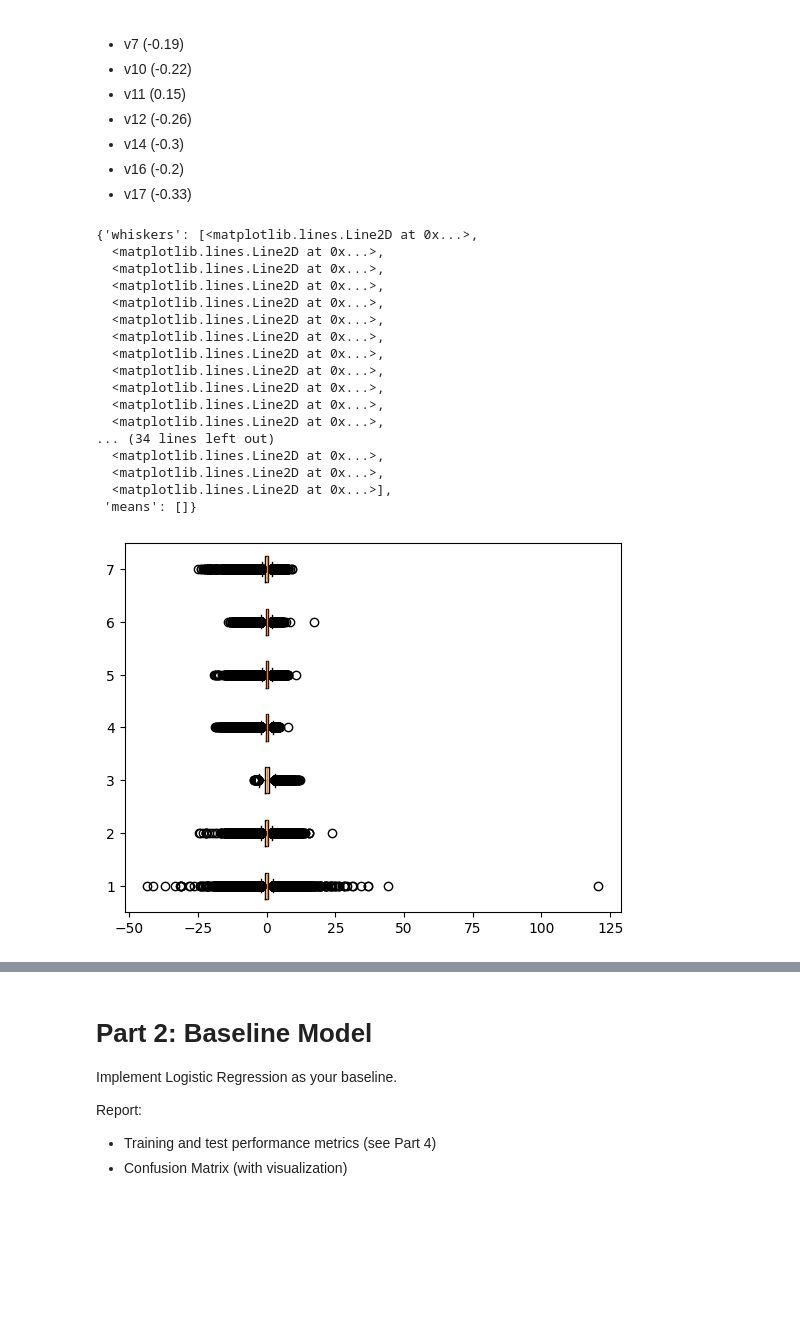
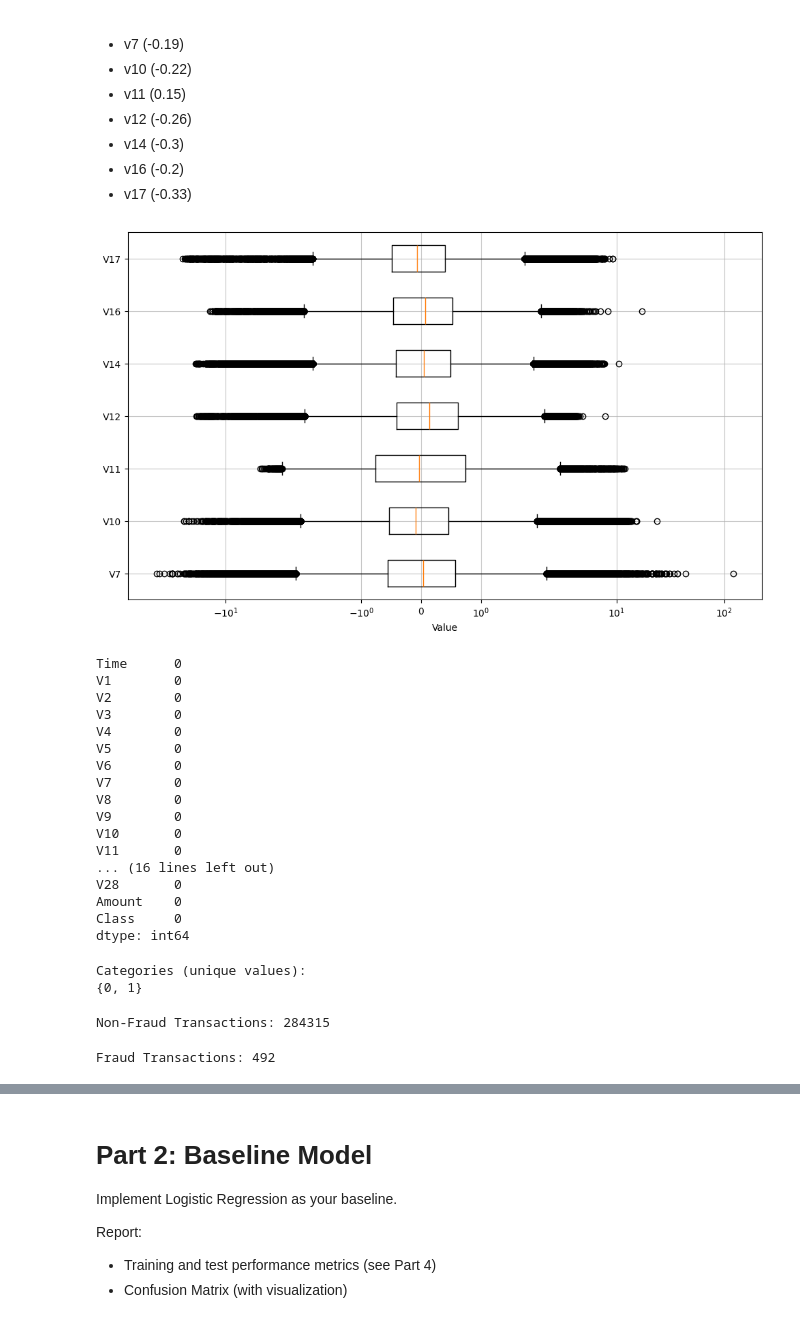
Before and after one commit to CruzJua/ClassificationModelsExploration, a Jupyter notebook: main.ipynb, the cells around one changed output, grey strips where cells are left out. Cells and saved outputs as stored; diff of their text form; code cells hidden in the pictures; blank space fills up the shorter version.

```diff
--- a/main.ipynb
+++ b/main.ipynb
@@ -99,23 +88,44 @@ Text(0.5, 1.0, 'Feature Correlation Heatmap')
 - v16 (-0.2)
 - v17 (-0.33)
 # %%
-plt.boxplot(x=df[["V7", "V10", "V11", "V12", "V14", "V16", "V17"]], orientation="horizontal")
+plt.figure(figsize=(12,7))
+plt.grid(True, alpha=0.7)
+plt.xscale("symlog")
+plt.boxplot(x=df[["V7", "V10", "V11", "V12", "V14", "V16", "V17"]], orientation="horizontal", tick_labels=["V7", "V10", "V11", "V12", "V14", "V16", "V17"])
+plt.xlabel("Value")
+plt.show()
 # %% [output]
-{'whiskers': [<matplotlib.lines.Line2D at 0x...>,
-  <matplotlib.lines.Line2D at 0x...>,
-  <matplotlib.lines.Line2D at 0x...>,
-  <matplotlib.lines.Line2D at 0x...>,
-  <matplotlib.lines.Line2D at 0x...>,
-  <matplotlib.lines.Line2D at 0x...>,
-  <matplotlib.lines.Line2D at 0x...>,
-  <matplotlib.lines.Line2D at 0x...>,
-  <matplotlib.lines.Line2D at 0x...>,
-  <matplotlib.lines.Line2D at 0x...>,
-  <matplotlib.lines.Line2D at 0x...>,
-  <matplotlib.lines.Line2D at 0x...>,
-... (34 lines left out)
-  <matplotlib.lines.Line2D at 0x...>,
-  <matplotlib.lines.Line2D at 0x...>,
-  <matplotlib.lines.Line2D at 0x...>],
- 'means': []}
-[figure, old version]
+[figure, new version]
+# %%
+df.isna().sum()
+# %% [output]
+Time      0
+V1        0
+V2        0
+V3        0
+V4        0
+V5        0
+V6        0
+V7        0
+V8        0
+V9        0
+V10       0
+V11       0
+... (16 lines left out)
+V28       0
+Amount    0
+Class     0
+dtype: int64
+# %%
+catagories = set(df["Class"])
+non_fraud = df['Class'].value_counts()[0]
+fraud = df['Class'].value_counts()[1]
+
+print("Categories (unique values):", catagories)
+print("Non-Fraud Transactions:", non_fraud)
+print("Fraud Transactions:", fraud)
+# %% [output]
+Categories (unique values):
+{0, 1}
+Non-Fraud Transactions: 284315
+Fraud Transactions: 492
```
Also changed, not shown: parts of 35 cells of this notebook.
